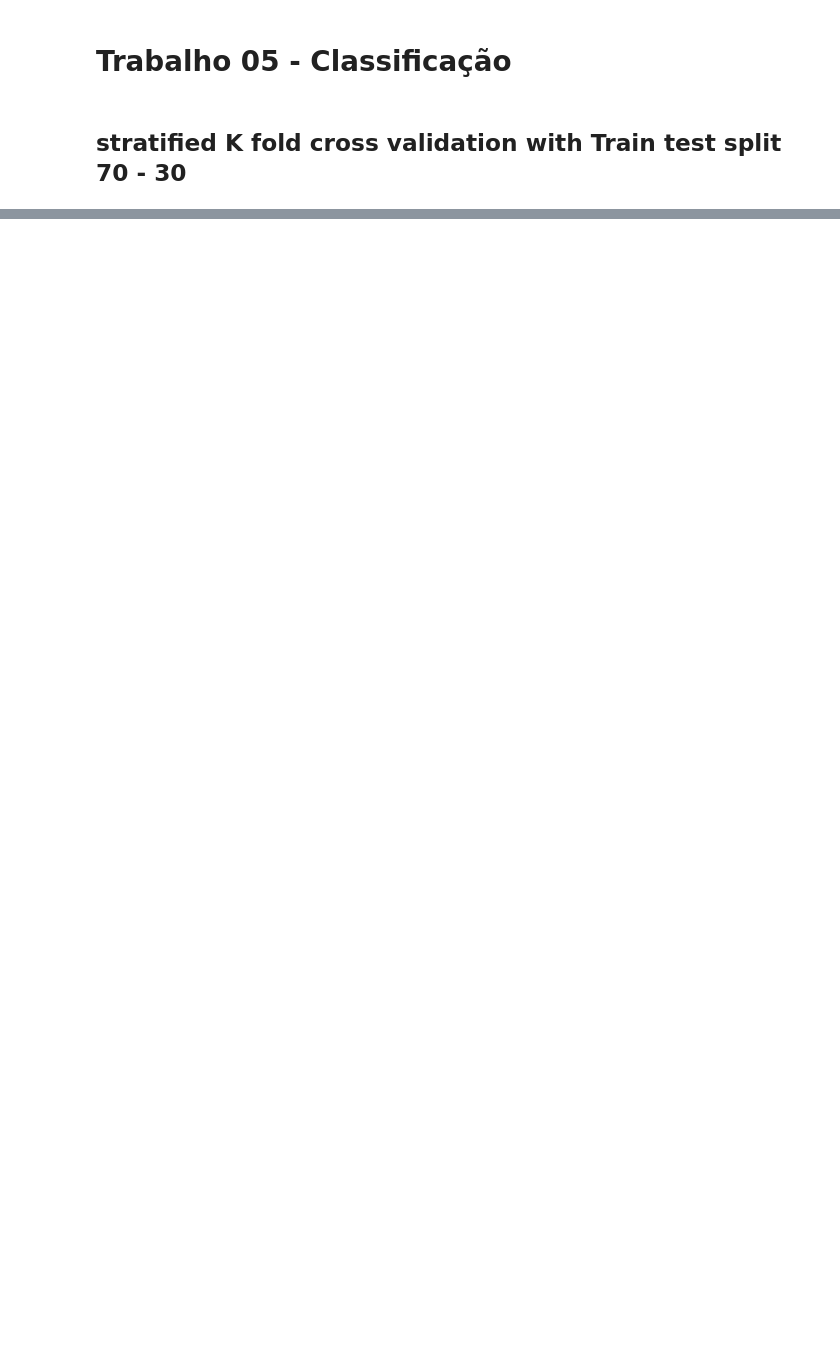
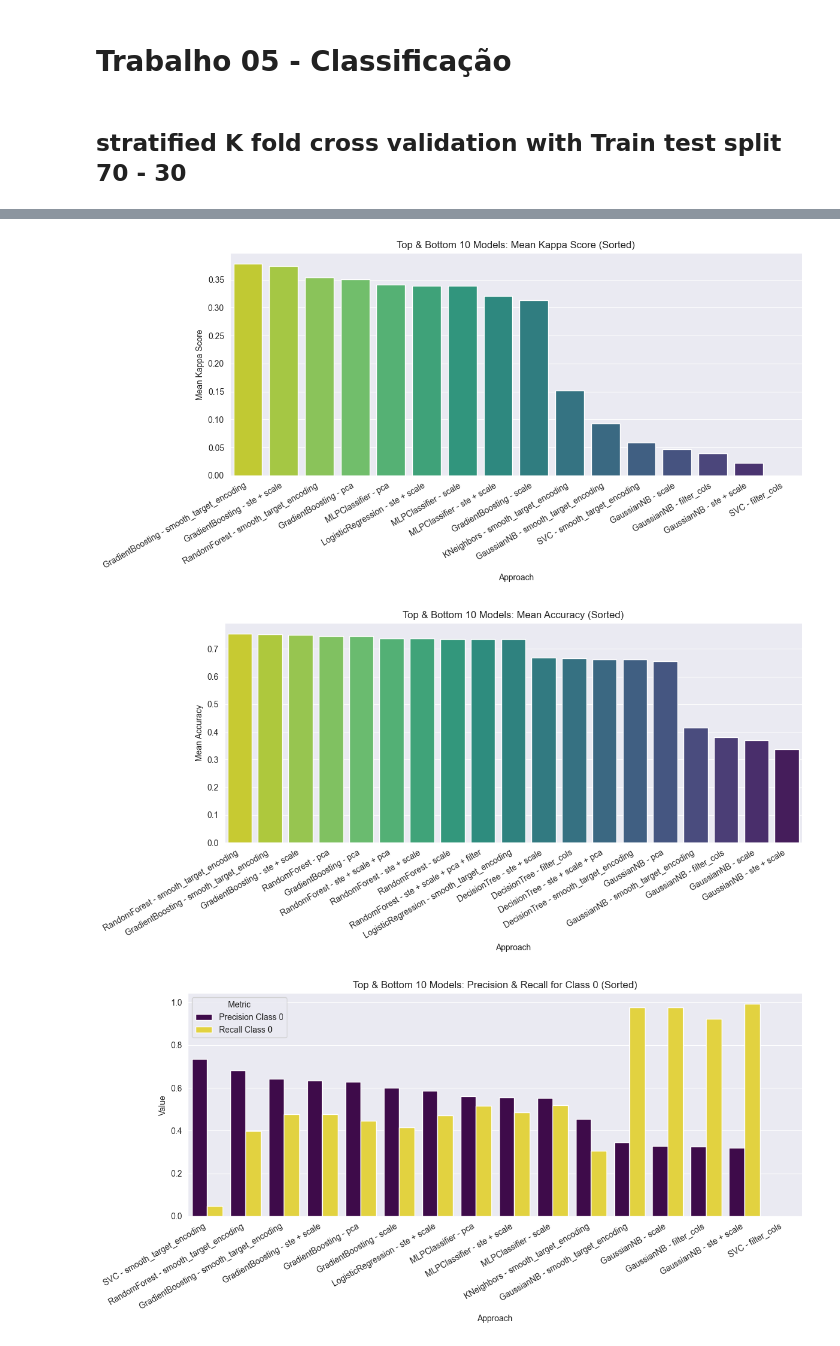
Before and after one commit to LanaArmond/DCC127-2024.3, a Jupyter notebook: DCC127_Trabalho_05.ipynb, the cells around one changed output, grey strips where cells are left out. Cells and saved outputs as stored; diff of their text form; code cells hidden in the pictures; blank space fills up the shorter version.

Commit message:
fixes finais e resultados

```diff
--- a/DCC127_Trabalho_05.ipynb
+++ b/DCC127_Trabalho_05.ipynb
@@ -634,0 +782,3 @@ evaluate_models(df, models, classification_columns, y_column, pipelines=pipeline
+# %%
+model_results_df = pd.read_csv('model_tests_results.csv')
+model_results_df
@@ -634,0 +809,6 @@ evaluate_models(df, models, classification_columns, y_column, pipelines=pipeline
+# %%
+plot_model_results(model_results_df)
+# %% [output]
+[figure, added]
+[figure, added]
+[figure, added]
```
Also changed, not shown: parts of 7 cells of this notebook, 1 other file.
